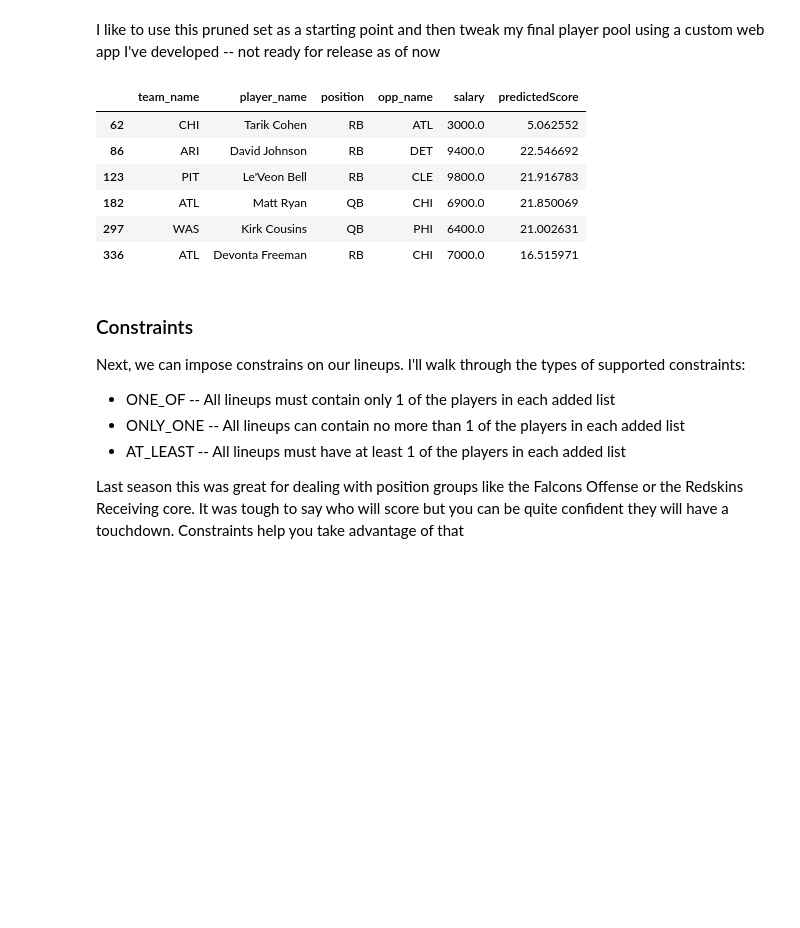
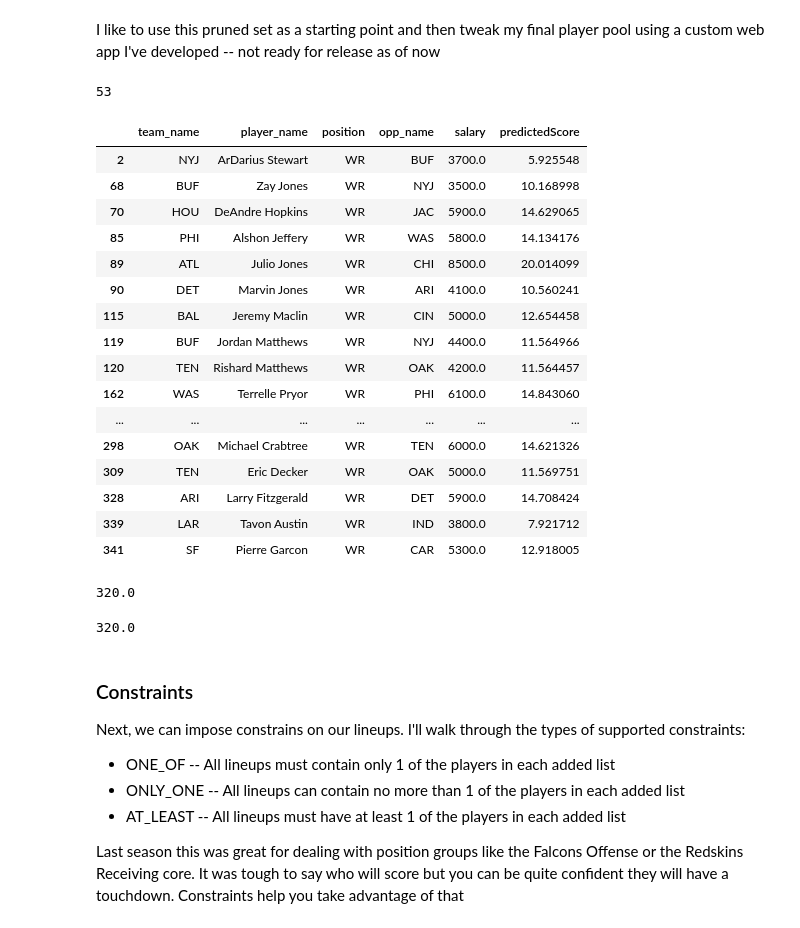
Before and after one commit to SportsDataDirect/python_tutorials, a Jupyter notebook: Lineup Optimizer.ipynb, the cells around one changed output. Drawn from its saved outputs; the diff is of its cells as text; code cells hidden in the pictures; blank space fills up the shorter version.

```diff
--- a/Lineup Optimizer.ipynb
+++ b/Lineup Optimizer.ipynb
@@ -305,21 +298,41 @@ pruned
 83 rows × 6 columns
 # %% [markdown]
 I like to use this pruned set as a starting point and then tweak my final player pool using a custom web app I've developed -- not ready for release as of now
-# %%
-#example
-def toIncl(s):
-    return s.split(",")
-inclusions=toIncl("Matt Ryan,Kirk Cousins,David Johnson,Tarik Cohen,Le'Veon Bell,Devonta Freeman")
-tweaked=dfs[dfs['player_name'].isin(inclusions)]
-tweaked
-# %% [output]
-|  | team_name | player_name | position | opp_name | salary | predictedScore |
-| 62 | CHI | Tarik Cohen | RB | ATL | 3000.0 | 5.062552 |
-| 86 | ARI | David Johnson | RB | DET | 9400.0 | 22.546692 |
-| 123 | PIT | Le'Veon Bell | RB | CLE | 9800.0 | 21.916783 |
-| 182 | ATL | Matt Ryan | QB | CHI | 6900.0 | 21.850069 |
-| 297 | WAS | Kirk Cousins | QB | PHI | 6400.0 | 21.002631 |
-| 336 | ATL | Devonta Freeman | RB | CHI | 7000.0 | 16.515971 |
+# %%
+#example
+def toIncl(s):
+    return s.split(", ")
+inclusions=toIncl("Le'Veon Bell, David Johnson, Antonio Brown, Pittsburgh Steelers, Julio Jones, AJ Green, Dez Bryant, Amari Cooper, Kirk Cousins, Sammy Watkins, Terrelle Pryor, Martavis Bryant, Michael Crabtree, Todd Gurley, Larry Fitzgerald, DeAndre Hopkins, Jordan Reed, Alshon Jeffery, Pierre Garcon, Allen Robinson, Lamar Miller, Jimmy Graham, Jeremy Maclin, Eric Decker, Matt Forte, Bilal Powell, John Brown, Jared Goff, Kevin White, Rishard Matthews, Marvin Jones, Sterling Shepard, Robert Woods, Eli Rogers, Jason Witten, Sammie Coates, Will Fuller, Tavon Austin, Terrance West, Jordan Matthews, Mohamed Sanu, JJ Nelson, Torrey Smith, Jaguars, Zay Jones, Zach Ertz, Jared Cook, Phillip Dorsett, Los Angeles Rams, Brian Cook, Marquess Wilson, Austin Hooper, Vernon Davis, Lance Dunbar, Evan Engram, Zach Miller, Vance McDonald, Austin Seferian-Jenkins, Jermaine Gresham, Detroit Lions, Dion Sims, Adam Shaheen, San Francisco 49ers")
+player_pool=dfs[dfs['player_name'].isin(inclusions)]
+print(len(player_pool))
+player_pool[player_pool['position']=='WR']
+# %% [output]
+53
+|  | team_name | player_name | position | opp_name | salary | predictedScore |
+| 2 | NYJ | ArDarius Stewart | WR | BUF | 3700.0 | 5.925548 |
+| 68 | BUF | Zay Jones | WR | NYJ | 3500.0 | 10.168998 |
+| 70 | HOU | DeAndre Hopkins | WR | JAC | 5900.0 | 14.629065 |
+| 85 | PHI | Alshon Jeffery | WR | WAS | 5800.0 | 14.134176 |
+| 89 | ATL | Julio Jones | WR | CHI | 8500.0 | 20.014099 |
+| 90 | DET | Marvin Jones | WR | ARI | 4100.0 | 10.560241 |
+| 115 | BAL | Jeremy Maclin | WR | CIN | 5000.0 | 12.654458 |
+| 119 | BUF | Jordan Matthews | WR | NYJ | 4400.0 | 11.564966 |
+| 120 | TEN | Rishard Matthews | WR | OAK | 4200.0 | 11.564457 |
+| 162 | WAS | Terrelle Pryor | WR | PHI | 6100.0 | 14.843060 |
+| ... | ... | ... | ... | ... | ... | ... |
+| 298 | OAK | Michael Crabtree | WR | TEN | 6000.0 | 14.621326 |
+| 309 | TEN | Eric Decker | WR | OAK | 5000.0 | 11.569751 |
+| 328 | ARI | Larry Fitzgerald | WR | DET | 5900.0 | 14.708424 |
+| 339 | LAR | Tavon Austin | WR | IND | 3800.0 | 7.921712 |
+| 341 | SF | Pierre Garcon | WR | CAR | 5300.0 | 12.918005 |
+# %%
+4800/15
+# %% [output]
+320.0
+# %%
+8000/25
+# %% [output]
+320.0
 # %% [markdown]
 ### Constraints
 Next, we can impose constrains on our lineups. I'll walk through the types of supported constraints:
```
Also changed, not shown: parts of 3 cells of this notebook, 2 other files.
